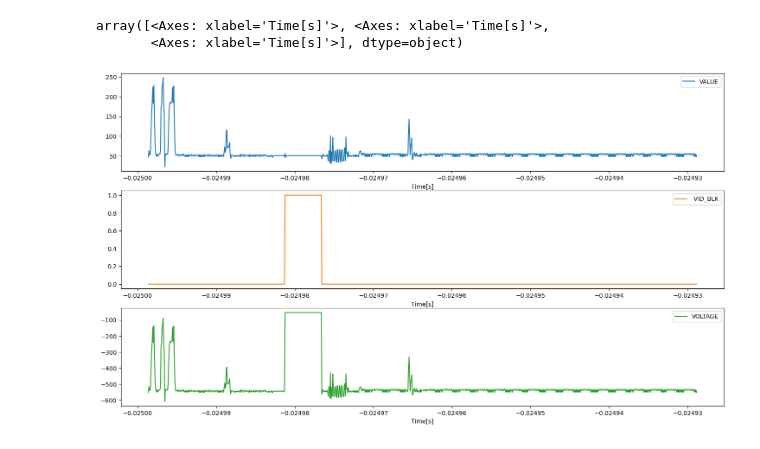
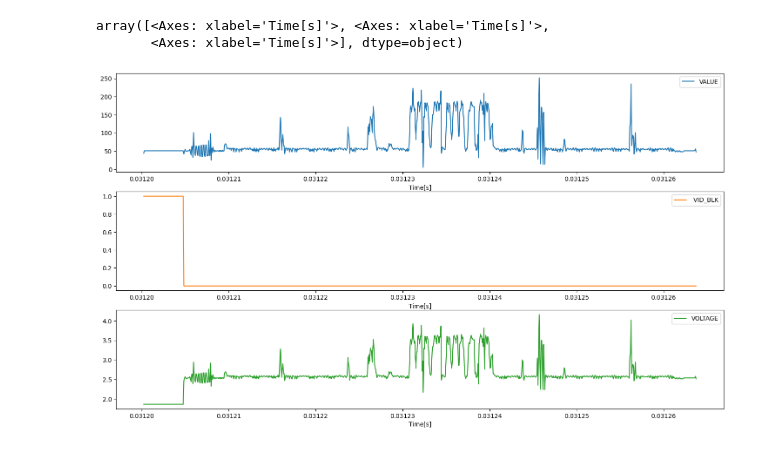
Before and after one commit to ebtrac/pp1_data_processing, a Jupyter notebook: pp1_dac_data_decoding.ipynb, the cells around one changed output. Saved outputs shown, nothing was run; the diff lists cells and outputs as text; code cells hidden in the pictures.

```diff
--- a/pp1_dac_data_decoding.ipynb
+++ b/pp1_dac_data_decoding.ipynb
@@ -4,12 +4,13 @@ import numpy as np
 import matplotlib.pyplot as plt
 # %%
 # fpath = "F:\\pp1_data_processing\\2023-05-22_21-17-37 dac showing pacman.csv"
-fpath = "F:\\pp1_data_processing\\2023-05-22_22-36-06 dac showing pacman 200MHz.csv"
+# fpath = "F:\\pp1_data_processing\\2023-05-22_22-36-06 dac showing pacman 200MHz.csv"
+fpath = "C:\\Users\\ionca\\Desktop\\pp1\\2023-05-23_17-58-21 dac 200MHz one line.csv"
 df = pd.read_csv(fpath)
 # %%
 # get all the falling edges of !vid_conv where the dac data is latched
-diffs = df[' !VID_CONV'].diff()
-dacdf = df.loc[diffs == -1].copy()
+conv_diffs = df[' !VID_CONV'].diff()
+dacdf = df.loc[conv_diffs == -1].copy()
 dacdf.reset_index(inplace=True, drop=True)
 dacdf.drop(columns=' !VID_CONV', inplace=True)
 dacdf
@@ -54,8 +65,8 @@ dacdf.head()
 # %%
 fig, ax = plt.subplots()
 fig.set_size_inches(18, 10)
-dacdf.iloc[0:1000,].plot(x='Time[s]', y=['VALUE', ' VID_BLK', 'VOLTAGE'], subplots=True, ax=ax)
+dacdf.plot(x='Time[s]', y=['VALUE', ' VID_BLK', 'VOLTAGE'], subplots=True, ax=ax)
 # %% [output]
 array([<Axes: xlabel='Time[s]'>, <Axes: xlabel='Time[s]'>,
        <Axes: xlabel='Time[s]'>], dtype=object)
-[figure, old version]
+[figure, new version]
```
Also changed, not shown: parts of 5 cells of this notebook.
